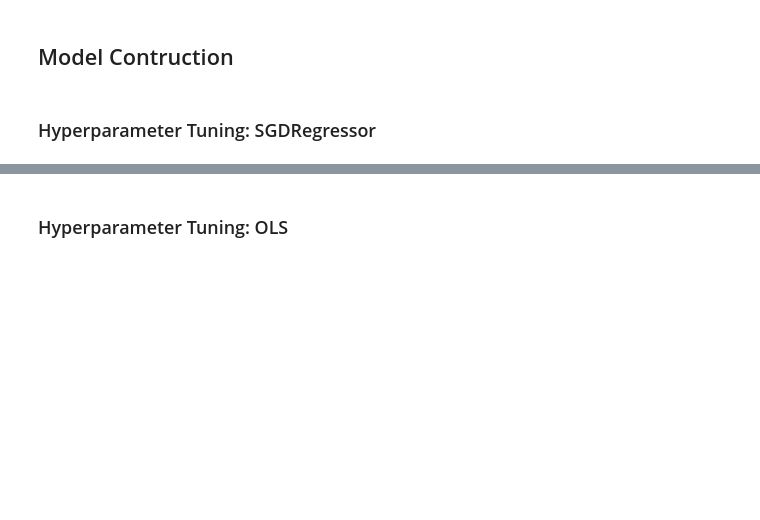
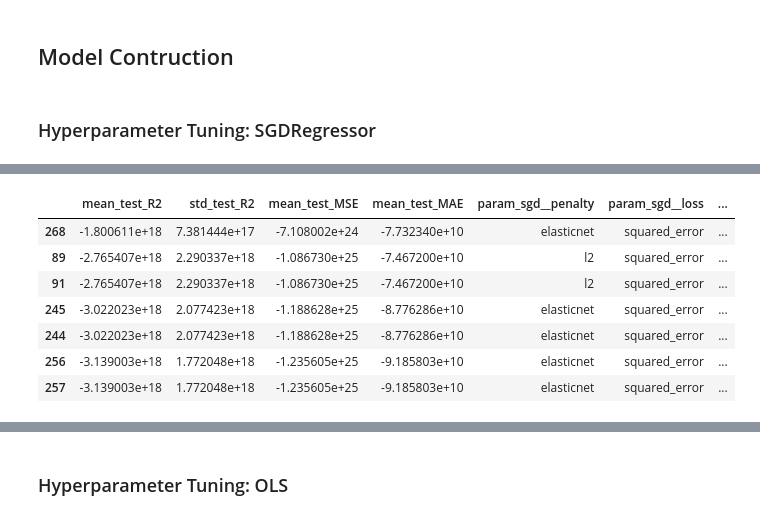
Before and after one commit to emilyrosebutz/traffic-linear-regression, a Jupyter notebook: LinearRegressionHW.ipynb, the cells around one changed output, grey strips where cells are left out. Saved outputs shown, nothing was run; the diff lists cells and outputs as text; code cells hidden in the pictures; blank space fills up the shorter version.

```diff
--- a/LinearRegressionHW.ipynb
+++ b/LinearRegressionHW.ipynb
@@ -481,3 +509,29 @@ results_1.sort_values(
+# %%
+results_1.sort_values(
+    "mean_test_R2",
+    ascending=False
+)[[
+    "mean_test_R2",
+    "std_test_R2",
+    "mean_test_MSE",
+    "mean_test_MAE",
+    "param_sgd__penalty",
+    "param_sgd__loss",
+    "param_sgd__learning_rate",
+    "param_sgd__alpha",
+    "param_sgd__l1_ratio",
+    "param_sgd__max_iter",
+    "param_sgd__eta0"
+]].tail(7)
+# %% [output]
+|  | mean_test_R2 | std_test_R2 | mean_test_MSE | mean_test_MAE | param_sgd__penalty | param_sgd__loss | ... |
+| 268 | -1.800611e+18 | 7.381444e+17 | -7.108002e+24 | -7.732340e+10 | elasticnet | squared_error | ... |
+| 89 | -2.765407e+18 | 2.290337e+18 | -1.086730e+25 | -7.467200e+10 | l2 | squared_error | ... |
+| 91 | -2.765407e+18 | 2.290337e+18 | -1.086730e+25 | -7.467200e+10 | l2 | squared_error | ... |
+| 245 | -3.022023e+18 | 2.077423e+18 | -1.188628e+25 | -8.776286e+10 | elasticnet | squared_error | ... |
+| 244 | -3.022023e+18 | 2.077423e+18 | -1.188628e+25 | -8.776286e+10 | elasticnet | squared_error | ... |
+| 256 | -3.139003e+18 | 1.772048e+18 | -1.235605e+25 | -9.185803e+10 | elasticnet | squared_error | ... |
+| 257 | -3.139003e+18 | 1.772048e+18 | -1.235605e+25 | -9.185803e+10 | elasticnet | squared_error | ... |
 # %%
 # Further investigate eta0, alpha, and max_iter
 param_grid_2 = {
```
Also changed, not shown: parts of 11 cells of this notebook.
